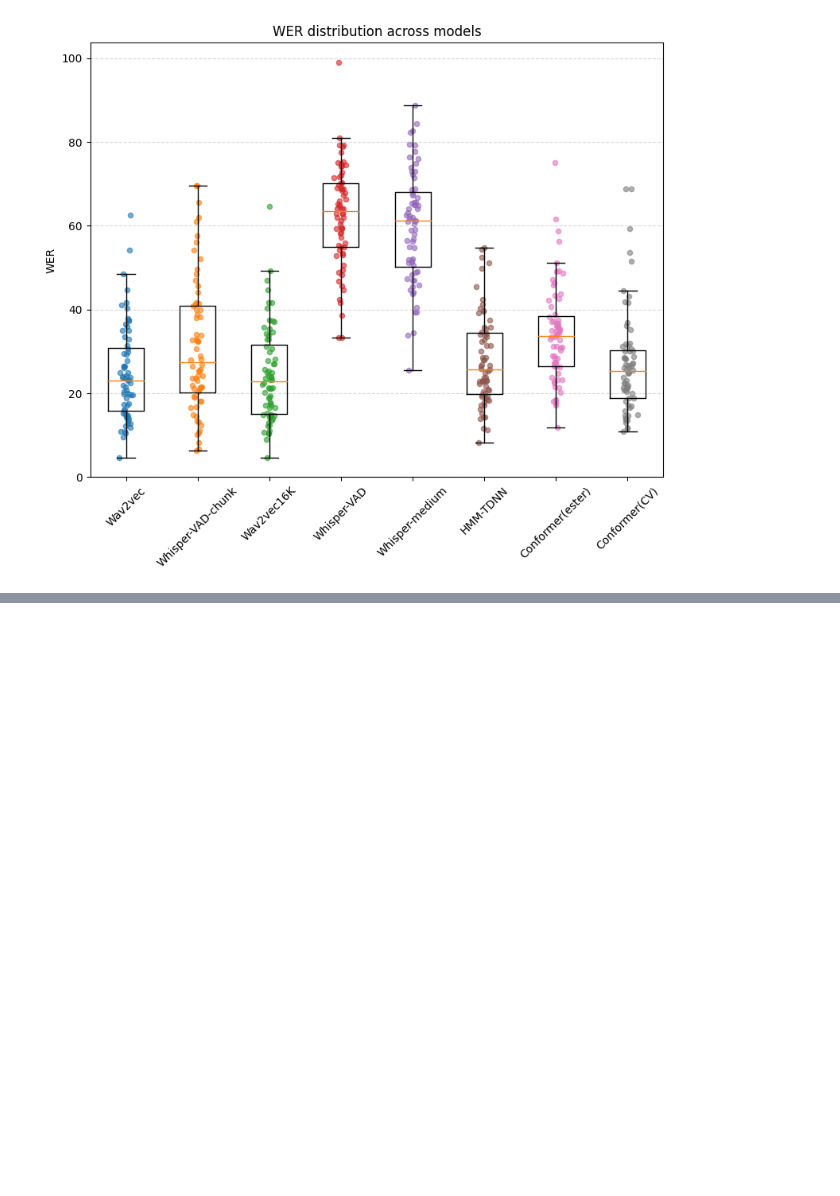
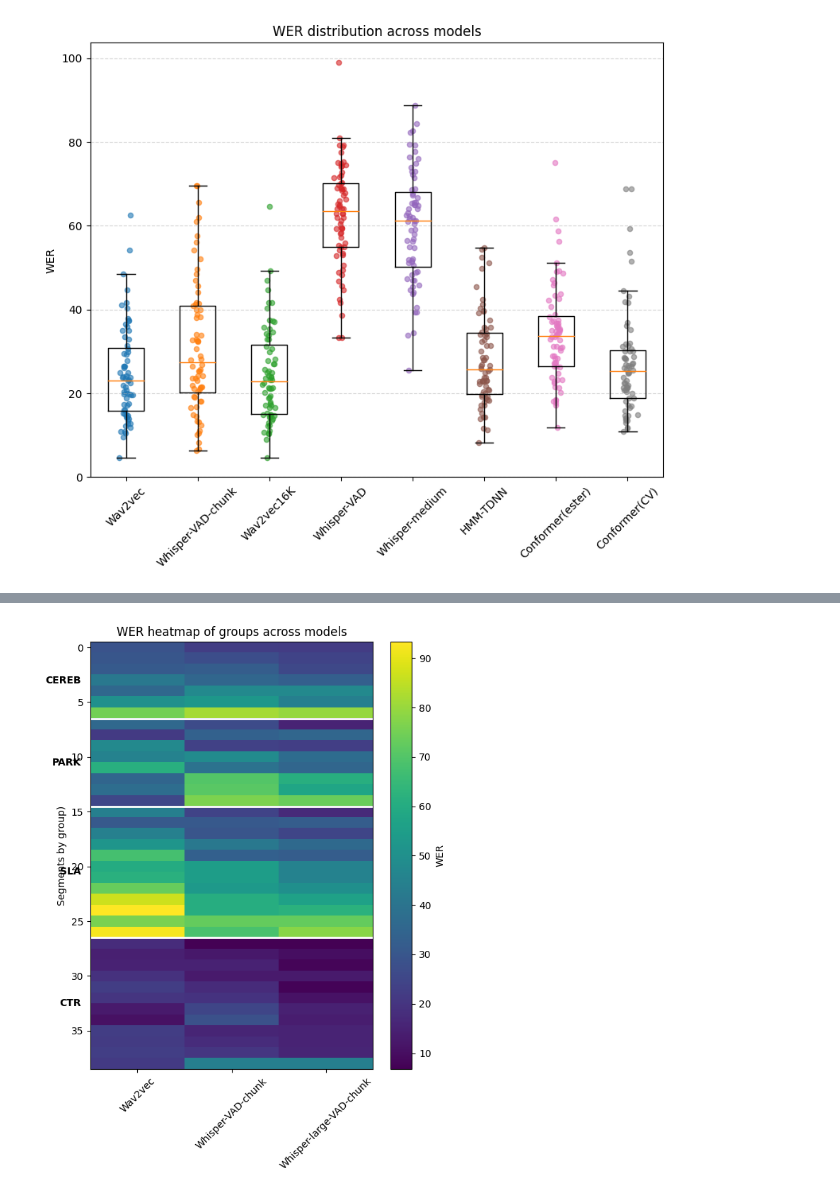
Before and after one commit to Imenbaa/TAPAS-FRAIS, a Jupyter notebook: src/utils/wer_analysis.ipynb, the cells around one changed output, grey strips where cells are left out. Saved outputs shown, nothing was run; the diff lists cells and outputs as text; code cells hidden in the pictures; blank space fills up the shorter version.

```diff
--- a/src/utils/wer_analysis.ipynb
+++ b/src/utils/wer_analysis.ipynb
@@ -97,0 +84,66 @@ plt.show()
+# %%
+import pandas as pd
+import numpy as np
+import matplotlib.pyplot as plt
+
+
+# Build one big matrix
+all_rows = []
+row_labels = []
+dataset_boundaries = []
+
+row_count = 0
+
+for d_idx, dataset in enumerate(datasets):
+    # matrix: samples × experiments
+    mat = np.column_stack([
+    data[exp][d_idx] for exp in experiments
+    ])
+
+    # 🔽 SORT HERE (low → high mean WER)
+    order = np.argsort(mat.mean(axis=1))
+    mat = mat[order]
+
+
+    all_rows.append(mat)
+
+    # labels (optional: file index)
+    row_labels.extend([f"{dataset}_s{i}" for i in range(mat.shape[0])])
+
+    row_count += mat.shape[0]
+    dataset_boundaries.append(row_count)
+
+# Concatenate everything
+big_mat = np.vstack(all_rows)
+
+# Plot
+plt.figure(figsize=(6, 8))
+im = plt.imshow(big_mat, aspect="auto", cmap="viridis")
+start = 0
+for d_idx, dataset in enumerate(datasets):
+    n_rows = all_rows[d_idx].shape[0]
+    center = start + n_rows / 2 - 0.5
+
+    plt.text(
+        -0.6, center, dataset,
+        va="center", ha="right",
+        fontsize=10, fontweight="bold"
+    )
+
+    start += n_rows
+
+plt.xticks(range(len(experiments)), experiments, rotation=45)
+plt.ylabel("Segments by group)")
+plt.title("WER heatmap of groups across models")
+
+# Dataset separators
+for y in dataset_boundaries[:-1]:
+    plt.axhline(y - 0.5, color="white", linewidth=2)
+
+plt.colorbar(im, label="WER")
+plt.savefig("/vol/experiments3/imbenamor/TAPAS-FRAIS/figures/wer_typaloc_heatmap.png")
+
+plt.tight_layout()
+plt.show()
+# %% [output]
+[figure, added]
```
Also changed, not shown: parts of 4 cells of this notebook, 13 other files.
